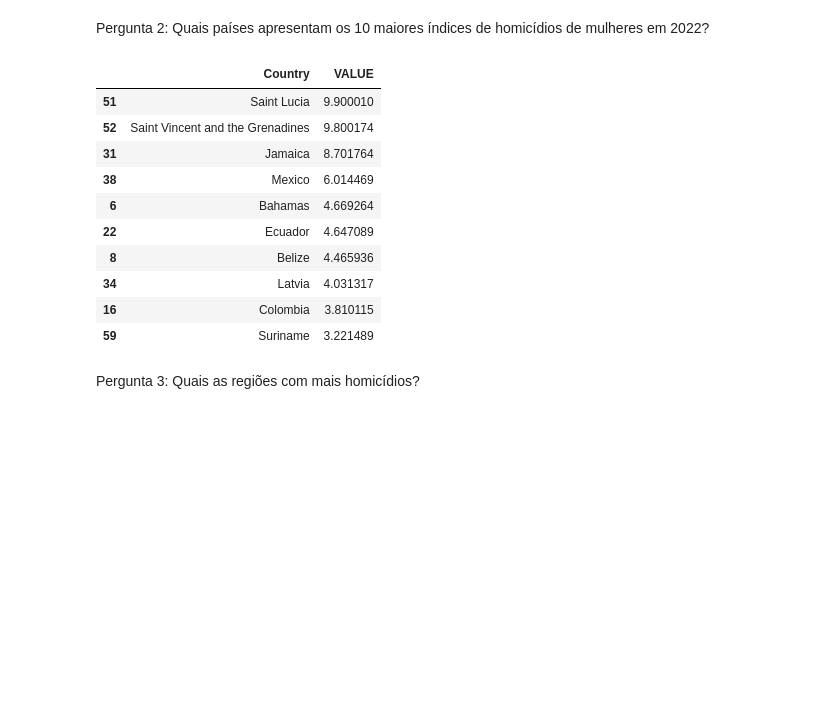
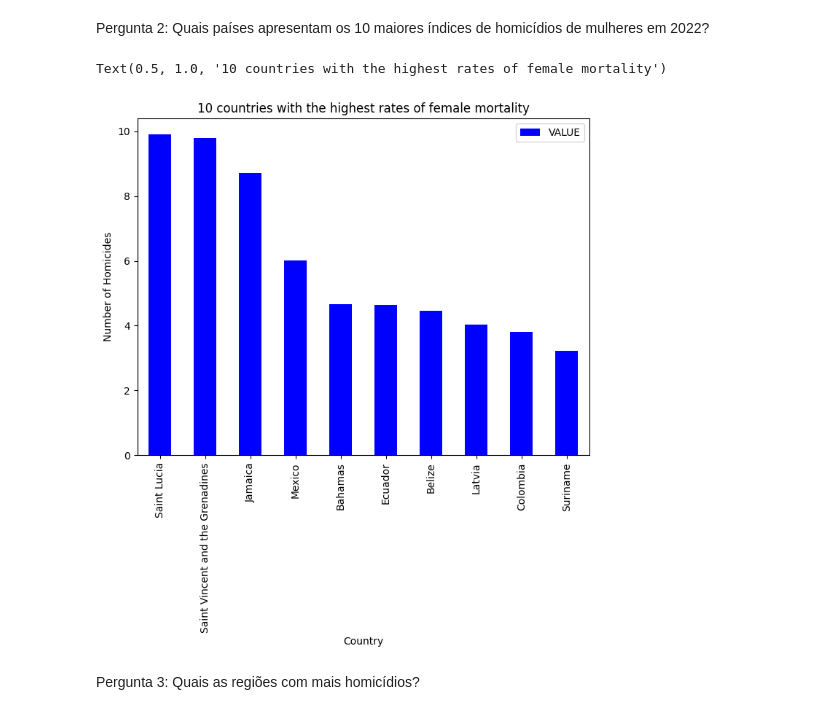
Before and after one commit to joaopaulogui/trabalho-analise-exploratoria-e-regressao, a Jupyter notebook: questoes.ipynb, the cells around one changed output. Saved outputs shown, nothing was run; the diff lists cells and outputs as text; code cells hidden in the pictures; blank space fills up the shorter version.

```diff
--- a/questoes.ipynb
+++ b/questoes.ipynb
@@ -75,22 +75,21 @@ Pergunta 2: Quais países apresentam os 10 maiores índices de homicídios de mu
 # %%
 most_female_homicides_2022 = countries_df.query("Year == 2022 & Sex == 'Female'")
 most_female_homicides_2022 = most_female_homicides_2022[most_female_homicides_2022["Indicator"].eq("Victims of intentional homicide")]
 most_female_homicides_2022 = most_female_homicides_2022[most_female_homicides_2022["Unit of measurement"].eq("Rate per 100,000 population")]
 most_female_homicides_2022 = most_female_homicides_2022.groupby("Country", as_index=False)["VALUE"].sum()
 most_female_homicides_2022 = most_female_homicides_2022.sort_values(by="VALUE", ascending=False)
-most_female_homicides_2022.head(10)
+most_female_homicides_2022.head(10).plot(
+    x = "Country",
+    y = "VALUE",
+    kind = "bar",
+    figsize = (8,6),
+    color = "blue"
+)
+plt.ylabel("Number of Homicides")
+plt.title("10 countries with the highest rates of female mortality")
 # %% [output]
-|  | Country | VALUE |
-| 51 | Saint Lucia | 9.900010 |
-| 52 | Saint Vincent and the Grenadines | 9.800174 |
-| 31 | Jamaica | 8.701764 |
-| 38 | Mexico | 6.014469 |
-| 6 | Bahamas | 4.669264 |
-| 22 | Ecuador | 4.647089 |
-| 8 | Belize | 4.465936 |
-| 34 | Latvia | 4.031317 |
-| 16 | Colombia | 3.810115 |
-| 59 | Suriname | 3.221489 |
+Text(0.5, 1.0, '10 countries with the highest rates of female mortality')
+[figure, added]
 # %% [markdown]
 Pergunta 3: Quais as regiões com mais homicídios?
 # %%
```
Also changed, not shown: parts of 7 cells of this notebook, 1 other file.
